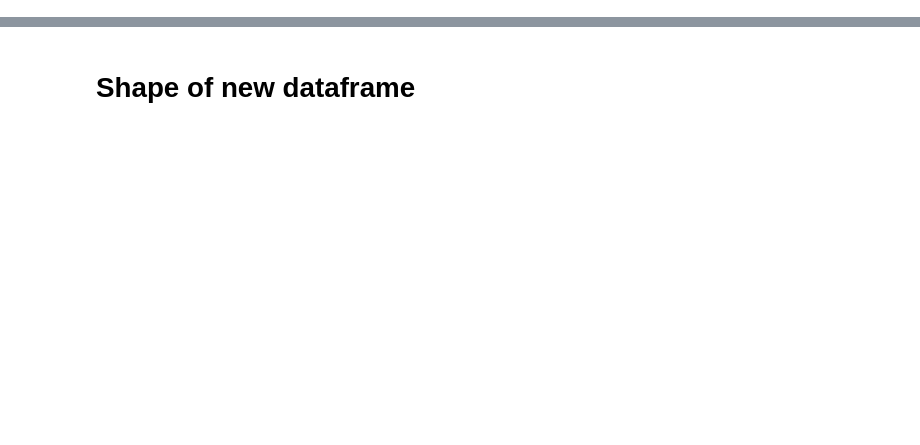
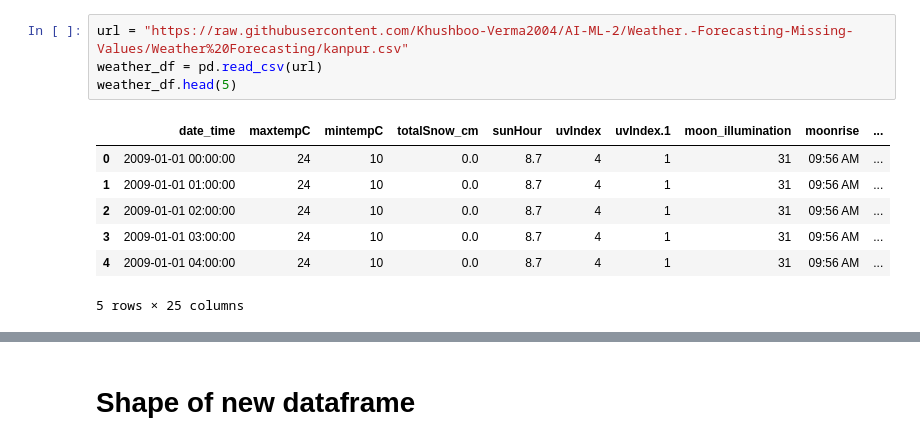
Before and after one commit to Khushboo-Verma2004/AI-ML-2, a Jupyter notebook: Weather Forecasting/Weather Forecast.ipynb, the cells around one changed output, grey strips where cells are left out. Saved outputs shown, nothing was run; the diff lists cells and outputs as text; blank space fills up the shorter version.

```diff
--- a/Weather Forecasting/Weather Forecast.ipynb
+++ b/Weather Forecasting/Weather Forecast.ipynb
@@ -38,3 +15,15 @@ weather_df.head(5)
+# %%
+url = "https://raw.githubusercontent.com/Khushboo-Verma2004/AI-ML-2/Weather.-Forecasting-Missing-Values/Weather%20Forecasting/kanpur.csv"
+weather_df = pd.read_csv(url)
+weather_df.head(5)
+# %% [output]
+|  | date_time | maxtempC | mintempC | totalSnow_cm | sunHour | uvIndex | uvIndex.1 | moon_illumination | moonrise | ... |
+| 0 | 2009-01-01 00:00:00 | 24 | 10 | 0.0 | 8.7 | 4 | 1 | 31 | 09:56 AM | ... |
+| 1 | 2009-01-01 01:00:00 | 24 | 10 | 0.0 | 8.7 | 4 | 1 | 31 | 09:56 AM | ... |
+| 2 | 2009-01-01 02:00:00 | 24 | 10 | 0.0 | 8.7 | 4 | 1 | 31 | 09:56 AM | ... |
+| 3 | 2009-01-01 03:00:00 | 24 | 10 | 0.0 | 8.7 | 4 | 1 | 31 | 09:56 AM | ... |
+| 4 | 2009-01-01 04:00:00 | 24 | 10 | 0.0 | 8.7 | 4 | 1 | 31 | 09:56 AM | ... |
+5 rows × 25 columns
 # %%
 weather_df.columns
 # %% [output]
```
Also changed, not shown: parts of 22 cells of this notebook.
